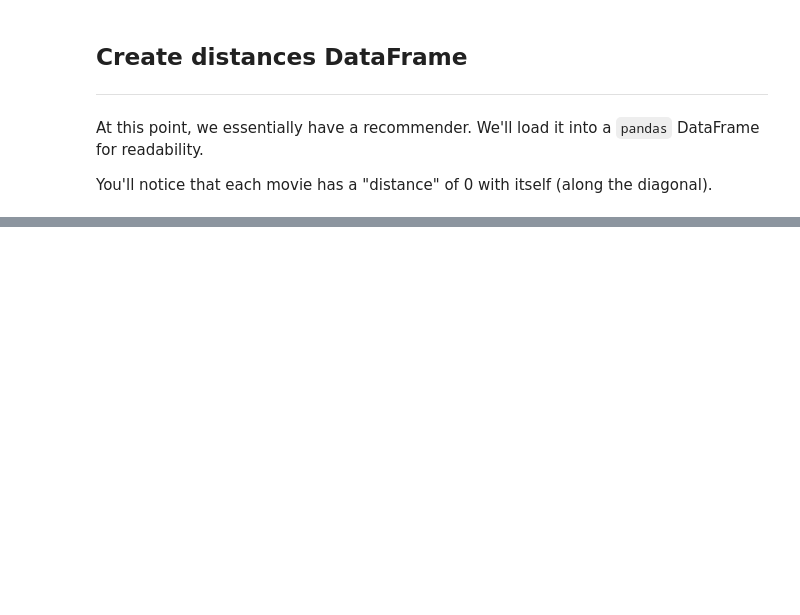
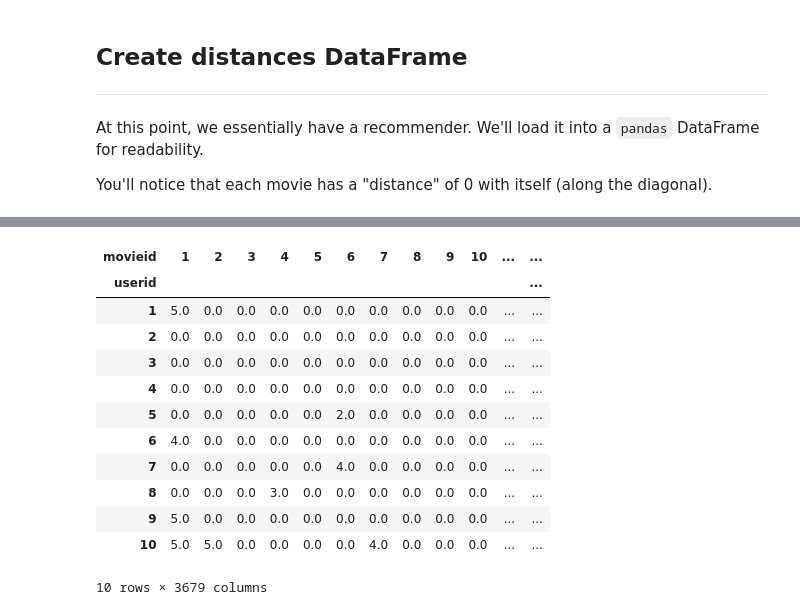
Before and after one commit to HongDavis/General-Assembly-Projects, a Jupyter notebook: Capstone/Capstone.ipynb, the cells around one changed output, grey strips where cells are left out. Drawn from its saved outputs; the diff is of its cells as text; code cells hidden in the pictures; blank space fills up the shorter version.

```diff
--- a/Capstone/Capstone.ipynb
+++ b/Capstone/Capstone.ipynb
@@ -266,0 +424,9 @@ l[0]
+# %%
+# Split the ratings data into train and test sets
+train, test = train_test_split(ratings,
+                                   stratify=ratings['userid'],
+                                   test_size=0.20,
+                                   random_state=42)
+
+print('# interactions on Train set: %d' % len(train))
+print('# interactions on Test set: %d' % len(test))
@@ -266,0 +436,6 @@ l[0]
+# %%
+# Indexing by user id to speed up the searches during evaluation
+full_indexed = ratings.set_index('userid')
+train_indexed = train.set_index('userid')
+test_indexed = test.set_index('userid')
+full_indexed.head()
@@ -266,0 +853,18 @@ l[0]
+# %%
+#Creating a sparse pivot table with users in rows and items in columns
+users_items_pivot_matrix_df = train.pivot(index='userid', columns='movieid', values='rating').fillna(0)
+users_items_pivot_matrix_df.head(10)
+# %% [output]
+| movieid | 1 | 2 | 3 | 4 | 5 | 6 | 7 | 8 | 9 | 10 | ... | ... |
+| userid |  |  |  |  |  |  |  |  |  |  |  | ... |
+| 1 | 5.0 | 0.0 | 0.0 | 0.0 | 0.0 | 0.0 | 0.0 | 0.0 | 0.0 | 0.0 | ... | ... |
+| 2 | 0.0 | 0.0 | 0.0 | 0.0 | 0.0 | 0.0 | 0.0 | 0.0 | 0.0 | 0.0 | ... | ... |
+| 3 | 0.0 | 0.0 | 0.0 | 0.0 | 0.0 | 0.0 | 0.0 | 0.0 | 0.0 | 0.0 | ... | ... |
+| 4 | 0.0 | 0.0 | 0.0 | 0.0 | 0.0 | 0.0 | 0.0 | 0.0 | 0.0 | 0.0 | ... | ... |
+| 5 | 0.0 | 0.0 | 0.0 | 0.0 | 0.0 | 2.0 | 0.0 | 0.0 | 0.0 | 0.0 | ... | ... |
+| 6 | 4.0 | 0.0 | 0.0 | 0.0 | 0.0 | 0.0 | 0.0 | 0.0 | 0.0 | 0.0 | ... | ... |
+| 7 | 0.0 | 0.0 | 0.0 | 0.0 | 0.0 | 4.0 | 0.0 | 0.0 | 0.0 | 0.0 | ... | ... |
+| 8 | 0.0 | 0.0 | 0.0 | 3.0 | 0.0 | 0.0 | 0.0 | 0.0 | 0.0 | 0.0 | ... | ... |
+| 9 | 5.0 | 0.0 | 0.0 | 0.0 | 0.0 | 0.0 | 0.0 | 0.0 | 0.0 | 0.0 | ... | ... |
+| 10 | 5.0 | 5.0 | 0.0 | 0.0 | 0.0 | 0.0 | 4.0 | 0.0 | 0.0 | 0.0 | ... | ... |
+10 rows × 3679 columns
```
Also changed, not shown: parts of 103 cells of this notebook.
